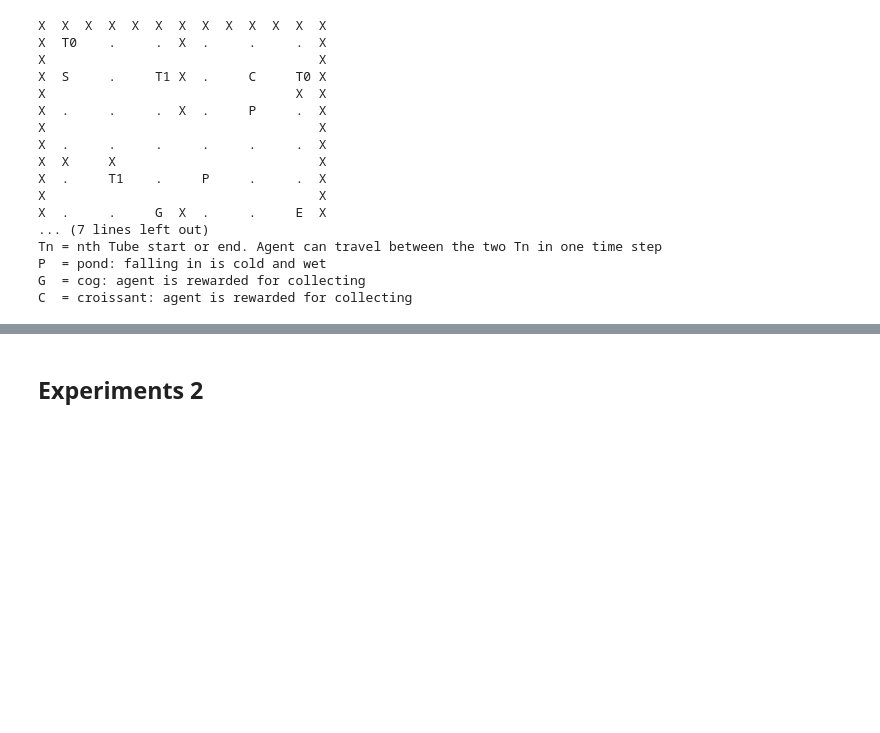
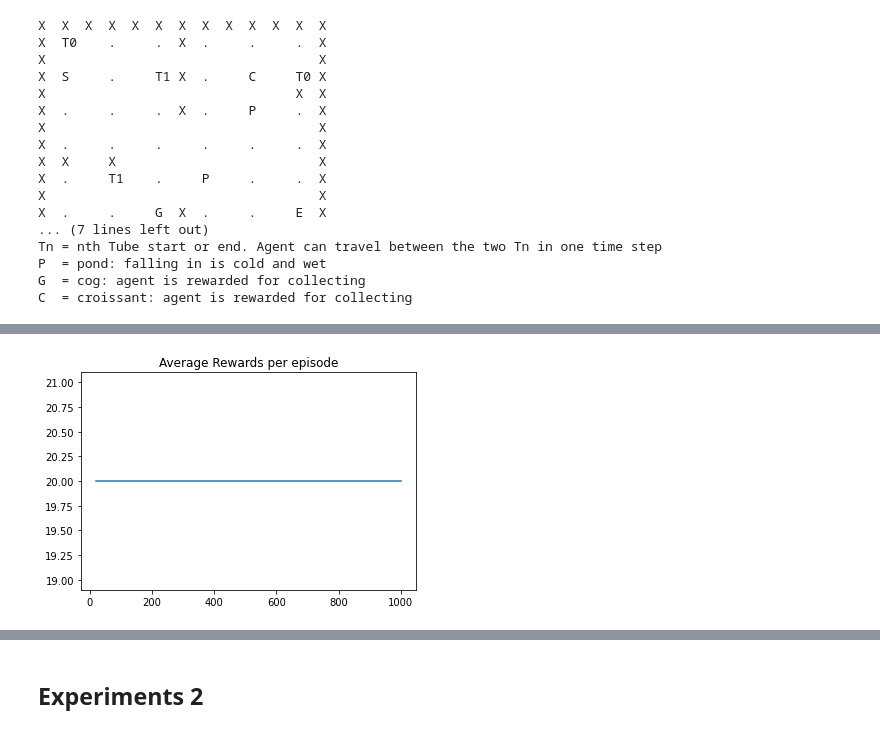
Before and after one commit to alexxcollins/Collins_Adib_INM707_CW, a Jupyter notebook: Experiments.ipynb, the cells around one changed output, grey strips where cells are left out. Drawn from its saved outputs; the diff is of its cells as text; code cells hidden in the pictures; blank space fills up the shorter version.

Commit message:
Make small changes, make run episode returns the list of actions again. Create 2 functions in experiments notebook.

```diff
--- a/Experiments.ipynb
+++ b/Experiments.ipynb
@@ -44,0 +45,6 @@ def calculate_rewards(R_matrix, path):
+# %%
+def average_R_display(Rtot):
+  Rtot_avg = Rtot.cumsum() / np.arange(1, len(Rtot) + 1)
+  plt.plot(np.arange(20, len(Rtot_avg)), Rtot_avg[20:])
+  plt.title("Average Rewards per episode")
+  plt.show()
@@ -61,6 +68,7 @@ q_learning = Q_Learning()
 q_learning.max_episodes = 1000
 q_learning.rewards={'r_time':0,'r_pond':0,'r_croissant':0,'r_cogs':0,'r_work':20}
 q_learning.tubes=[[(0, 0), (1,5)], [(1, 2), (4, 1)]]
+q_learning.epsilon_decays={'epsilon_threshold': 0.5, 'epsilon_decay1': 0.9999, 'epsilon_decay2': 0.999}
 print(q_learning.visualise_world())
 # %% [output]
 X  X  X  X  X  X  X  X  X  X  X  X  X
@@ -88,0 +97,4 @@ Wall time: 1.15 s
+# %%
+average_R_display(Rtot)
+# %% [output]
+[figure, added]
```
Also changed, not shown: parts of 51 cells of this notebook, 2 other files.
